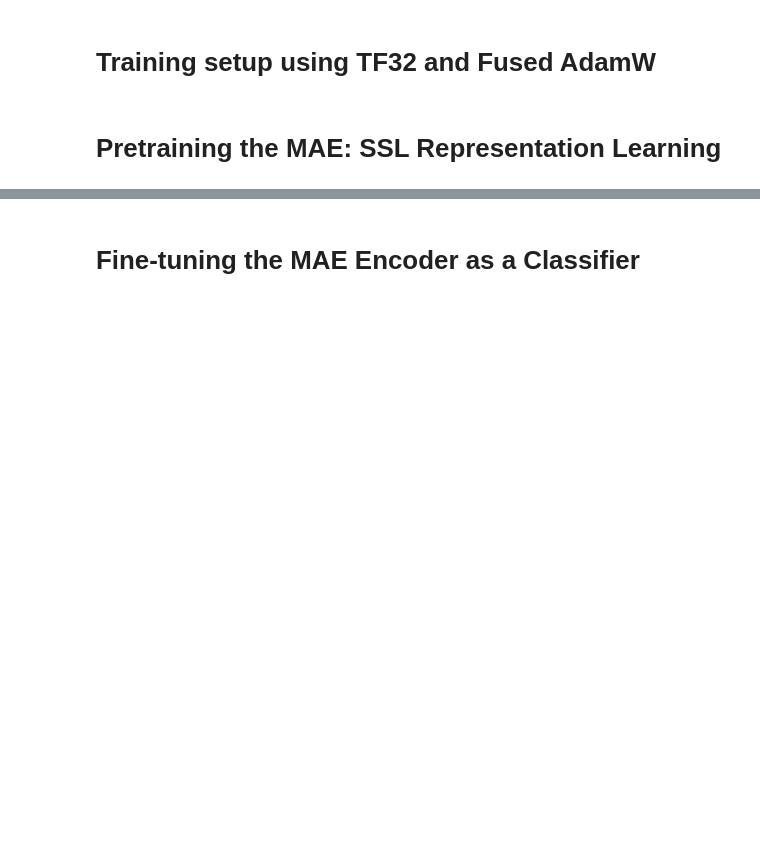
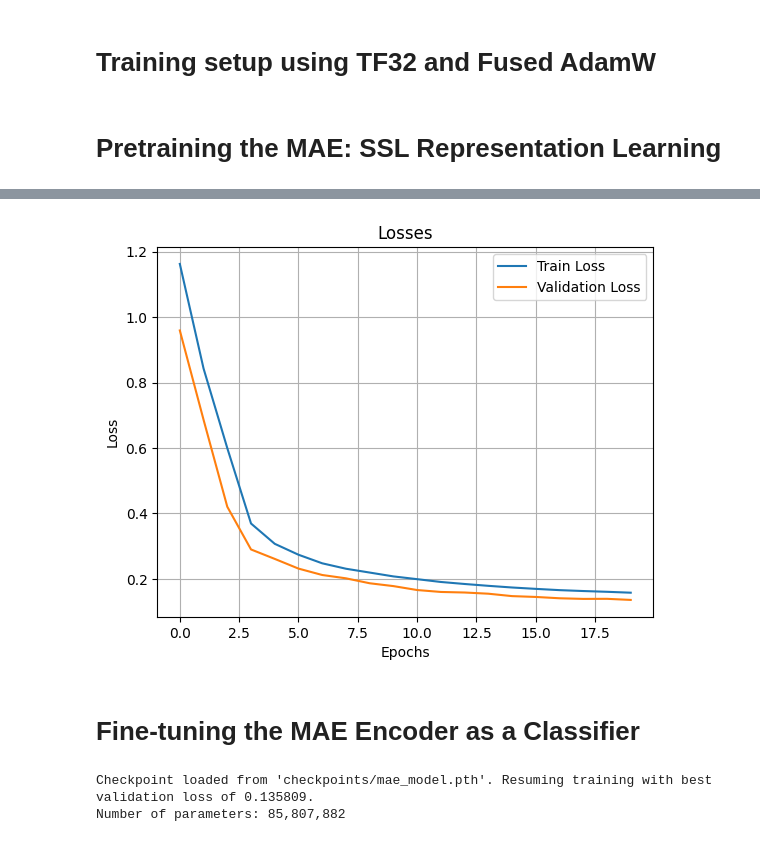
Before and after one commit to evortigosa/AI_devs, a Jupyter notebook: mae.ipynb, the cells around one changed output, grey strips where cells are left out. Saved outputs shown, nothing was run; the diff lists cells and outputs as text; code cells hidden in the pictures; blank space fills up the shorter version.

Commit message:
Masked AutoEncoder (MAE) from scratch

```diff
--- a/mae.ipynb
+++ b/mae.ipynb
@@ -67,6 +68,9 @@ class HugeConfig(BaseConfig):
     n_layer:int= 32
     n_head:int= 16
     d_ff:int= (4 * n_embed)
+
+
+ModelConfig:TypeAlias= SmallConfig | BaseConfig | LargeConfig | HugeConfig
 # %% [markdown]
 # ViT Backbone
 
@@ -269,7 +273,7 @@ class Embedding(nn.Module):
         # concatenate class token (CLS) with patch embeddings
         x= torch.cat((cls_token, x), dim=1)
         # add positional embedding to the input
-        x += self.pos_embed[:, :(P + 1)]  # (batch_size, num_patches + 1, n_embed)
+        x += self.pos_embed  # (batch_size, num_patches + 1, n_embed)
 
         return self.dropout(self.norm(x))
 # %%
@@ -807,3 +1012,35 @@ if device== 'cuda': # TF32 computationally more efficient (slightly the same pre
     torch.backends.cuda.enable_flash_sdp(True)
 # %% [markdown]
 # Pretraining the MAE: SSL Representation Learning
+# %%
+# --- MAE hyperparameters config ---
+image_size= 224
+patch_size= 16
+channels= 3
+mask_ratio= 0.75
+enc_config= BaseConfig()
+dec_config= SmallConfig()
+
+mae_model= MAE(
+    image_size, patch_size, channels, mask_ratio, encoder_config=enc_config,
+    decoder_config=dec_config, norm_pix_loss=False
+).to(device)
+count_parameters(mae_model)
+
+# train_loader has size 352, so 20 epochs have 7,040 steps
+epochs= 20
+steps= len(train_loader) * epochs
+learning_rate= 1e-4
+
+max_lr= learning_rate
+min_lr= 3e-5
+warmup_steps= steps * 0.05  # 3 epochs of warmup
+max_steps= steps
+
+optimizer= torch.optim.AdamW(
+    mae_model.parameters(), lr=learning_rate, betas=(0.9, 0.95), weight_decay=0.05,
+    fused=use_fused
+)
+
+scheduler= CosineLRDecay(optimizer, min_lr, max_lr, warmup_steps, max_steps)
+print(f"Using fused AdamW: {use_fused}")
@@ -809,0 +1050,5 @@ if device== 'cuda': # TF32 computationally more efficient (slightly the same pre
+# %%
+tr_loss, vl_loss, _= ssl_pretrainer(
+    mae_model, mask_ratio, train_loader, val_loader, optimizer, scheduler, epochs,
+    device, eval_interval=1, verbose=True
+)
@@ -810,2 +1073,30 @@ if device== 'cuda': # TF32 computationally more efficient (slightly the same pre
+# %%
+plot_losses(tr_loss, vl_loss)
+# %% [output]
+[figure, added]
 # %% [markdown]
 # Fine-tuning the MAE Encoder as a Classifier
+# %%
+mae_model= MAE(
+    image_size, patch_size, channels, mask_ratio, encoder_config=enc_config,
+    decoder_config=dec_config, norm_pix_loss=False
+).to(device)
+
+# load the best model
+best_val_loss= load_checkpoint(mae_model, device)
+
+mae_model.decoder_embed= None  # discard the decoder side
+mae_model.decoder= None
+
+# create a fresh classification head and add it to lm_head of the encoder
+n_classes= 10    # CIFAR-10 has 10 classes
+fine_tune= True  # using the lightweight classification head
+enc_head= MLPHead(
+    enc_config.n_embed, enc_config.d_ff, n_classes, enc_config.dropout, fine_tune
+).to(device)
+
+mae_model.encoder.lm_head= enc_head
+count_parameters(mae_model)
+# %% [output]
+Checkpoint loaded from 'checkpoints/mae_model.pth'. Resuming training with best validation loss of 0.135809.
+Number of parameters: 85,807,882
```
Also changed, not shown: parts of 19 cells of this notebook.
